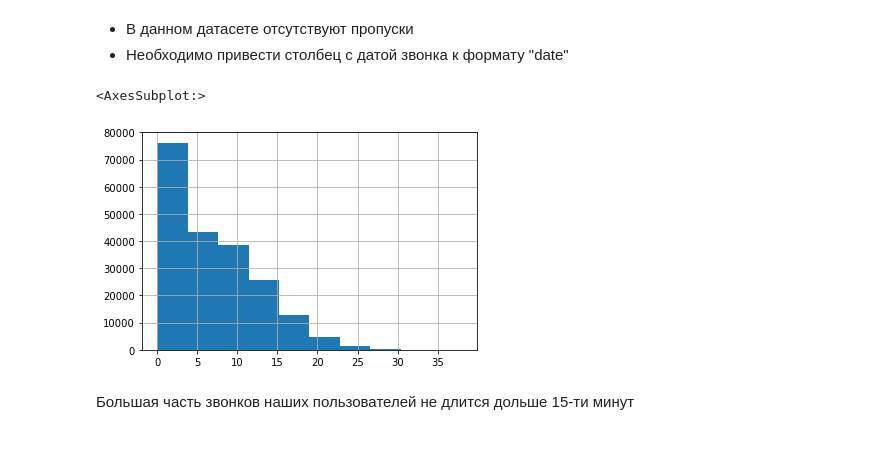
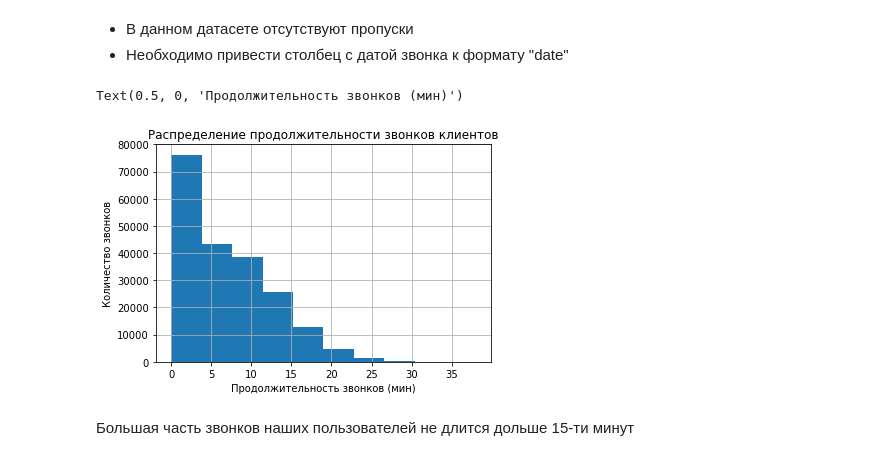
Before and after one commit to KirillovIgor/Portfolio, a Jupyter notebook: mobile_communication/mobile_communication.ipynb, the cells around one changed output. Cells and saved outputs as stored; diff of their text form; code cells hidden in the pictures.

```diff
--- a/mobile_communication/mobile_communication.ipynb
+++ b/mobile_communication/mobile_communication.ipynb
@@ -105,9 +105,12 @@ memory usage: 6.2+ MB
 # %%
 #Изучим распределение продолжительности звонков клиентов
 calls['duration'].hist()
+plt.title('Распределение продолжительности звонков клиентов')
+plt.ylabel('Количество звонков')
+plt.xlabel('Продолжительность звонков (мин)')
 # %% [output]
-<AxesSubplot:>
+Text(0.5, 0, 'Продолжительность звонков (мин)')
-[figure, old version]
+[figure, new version]
 # %% [markdown]
 Большая часть звонков наших пользователей не длится дольше 15-ти минут
 # %%
```
Also changed, not shown: parts of 4 cells of this notebook.
